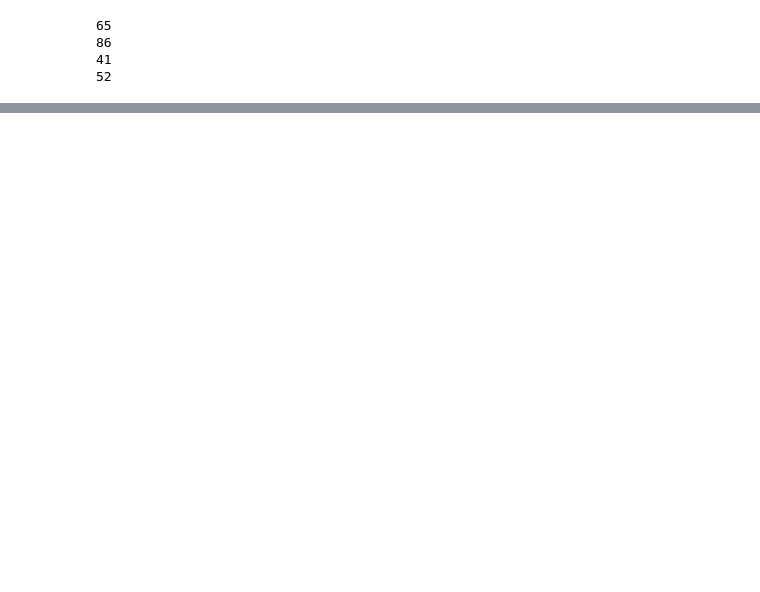
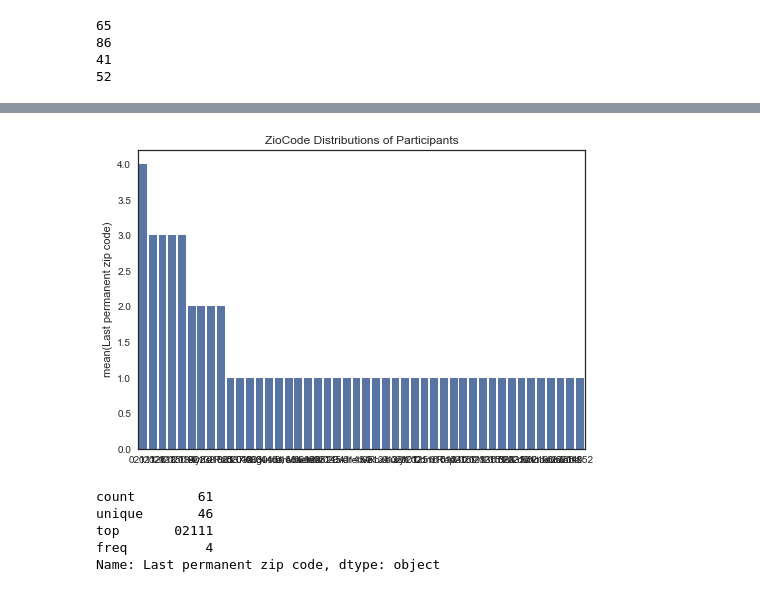
Before and after one commit to moniljhaveri/ec506Project, a Jupyter notebook: Y2YProject.ipynb, the cells around one changed output, grey strips where cells are left out. Cells and saved outputs as stored; diff of their text form; code cells hidden in the pictures; blank space fills up the shorter version.

```diff
--- a/Y2YProject.ipynb
+++ b/Y2YProject.ipynb
@@ -87,0 +136,17 @@ print(len(guestDuplicates))
+# %%
+zipCode = dfGuest['Last permanent zip code'].value_counts()
+zipCodeList = list(zipCode.index)
+#ageList.sort()
+sns.set(color_codes=True)
+sns.set(style="white")
+sns.barplot(zipCodeList, zipCode, color='b')
+plt.title('ZioCode Distributions of Participants')
+plt.show()
+dfGuest['Last permanent zip code'].describe()
+# %% [output]
+[figure, added]
+count        61
+unique       46
+top       02111
+freq          4
+Name: Last permanent zip code, dtype: object
```
Also changed, not shown: parts of 15 cells of this notebook.
